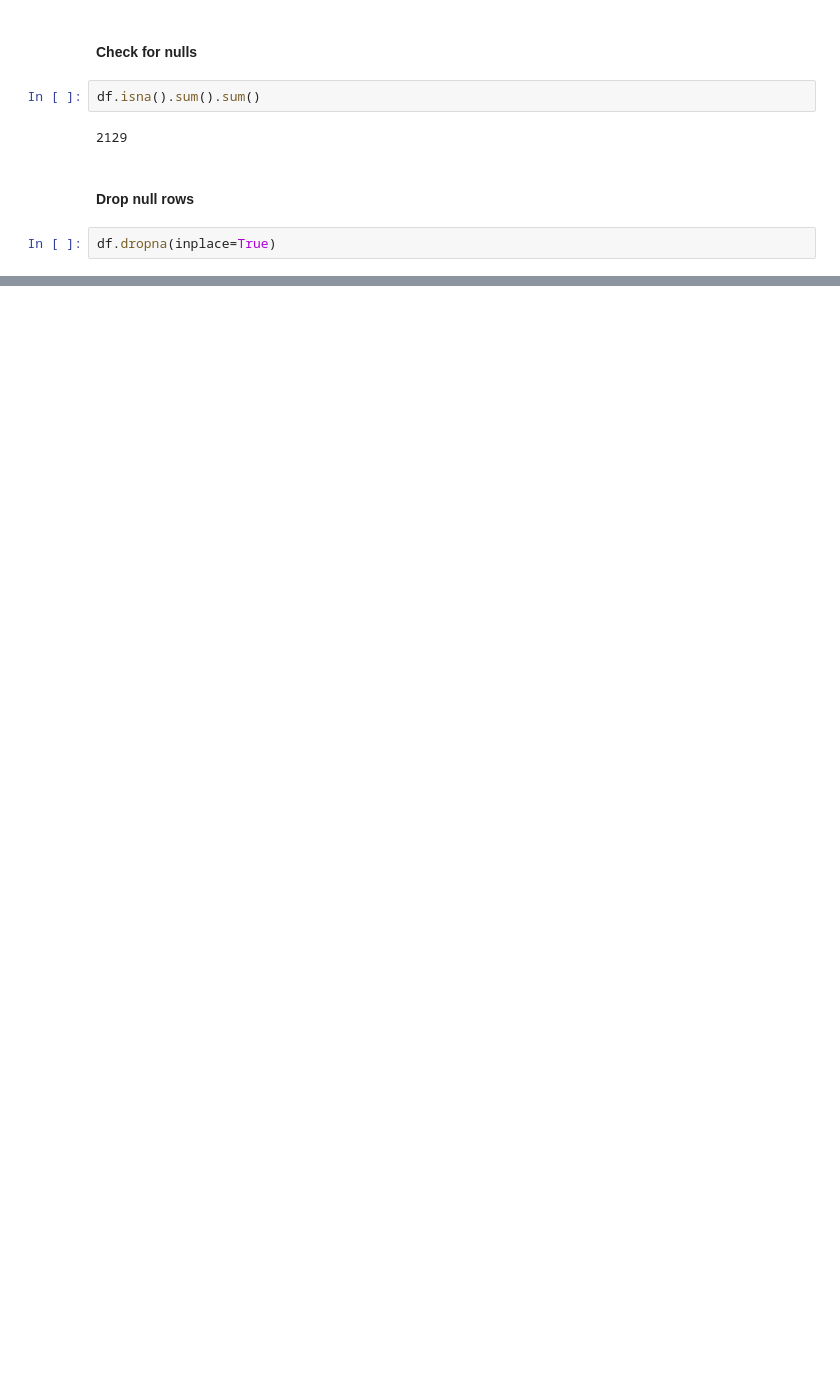
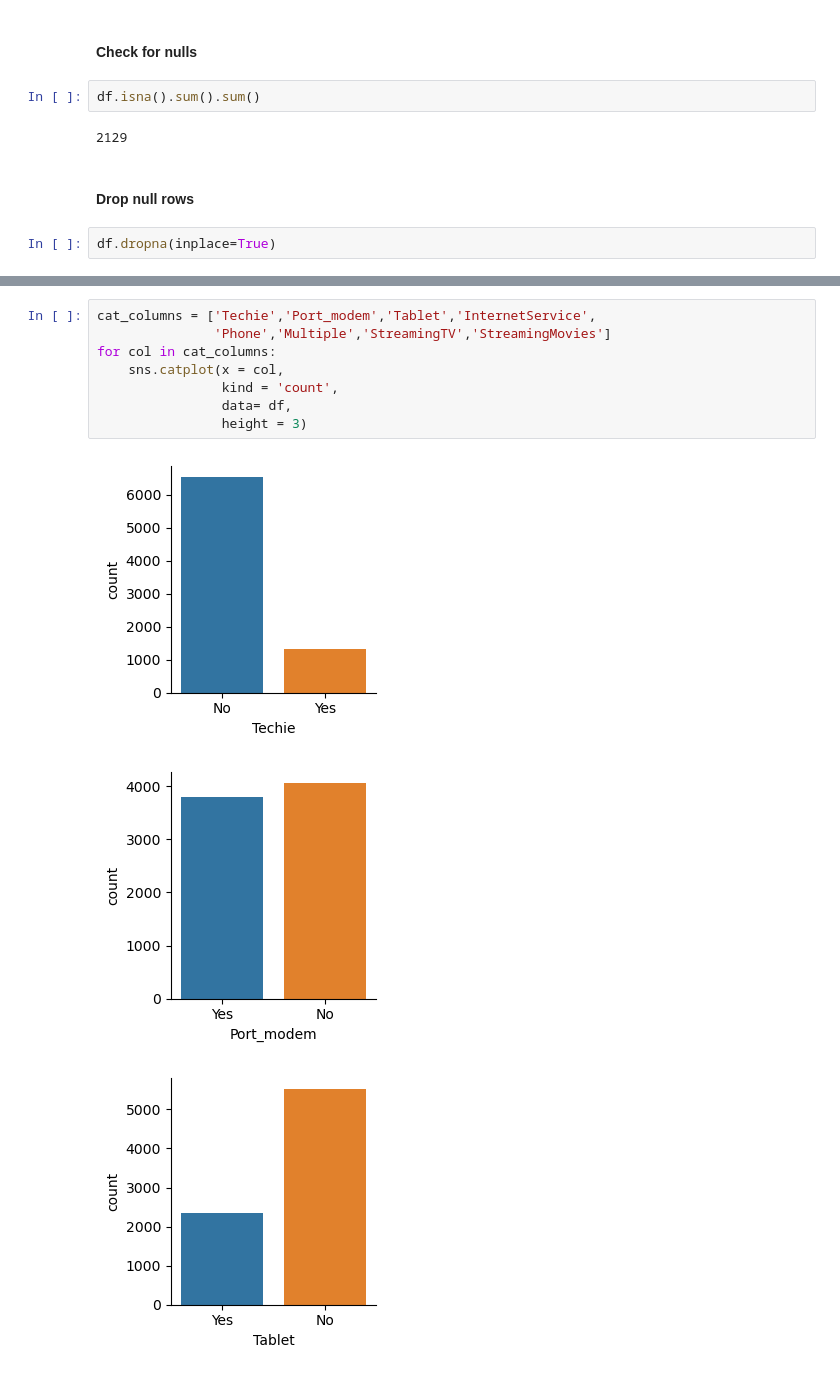
Before and after one commit to briwhi/d208, a Jupyter notebook: D208_Task_1.ipynb, the cells around one changed output, grey strips where cells are left out. Drawn from its saved outputs; the diff is of its cells as text; blank space fills up the shorter version.

```diff
--- a/D208_Task_1.ipynb
+++ b/D208_Task_1.ipynb
@@ -82,0 +86,12 @@ df
+# %%
+cat_columns = ['Techie','Port_modem','Tablet','InternetService',
+               'Phone','Multiple','StreamingTV','StreamingMovies']
+for col in cat_columns:
+    sns.catplot(x = col,
+                kind = 'count',
+                data= df,
+                height = 3)
+# %% [output]
+[figure, added]
+[figure, added]
+[figure, added]
```
Also changed, not shown: parts of 13 cells of this notebook.
